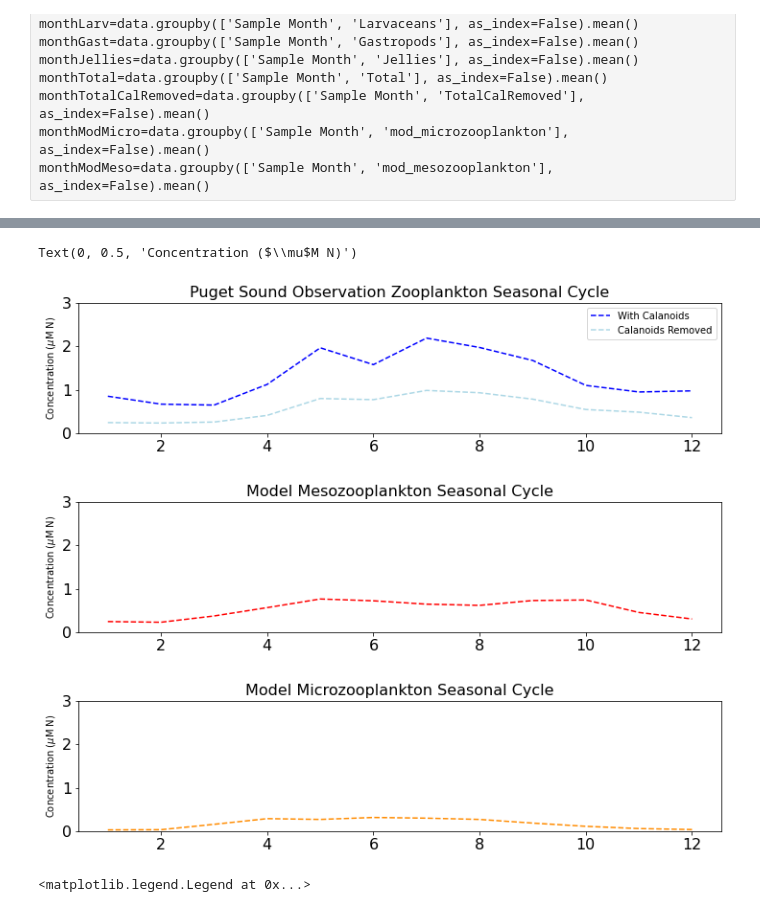
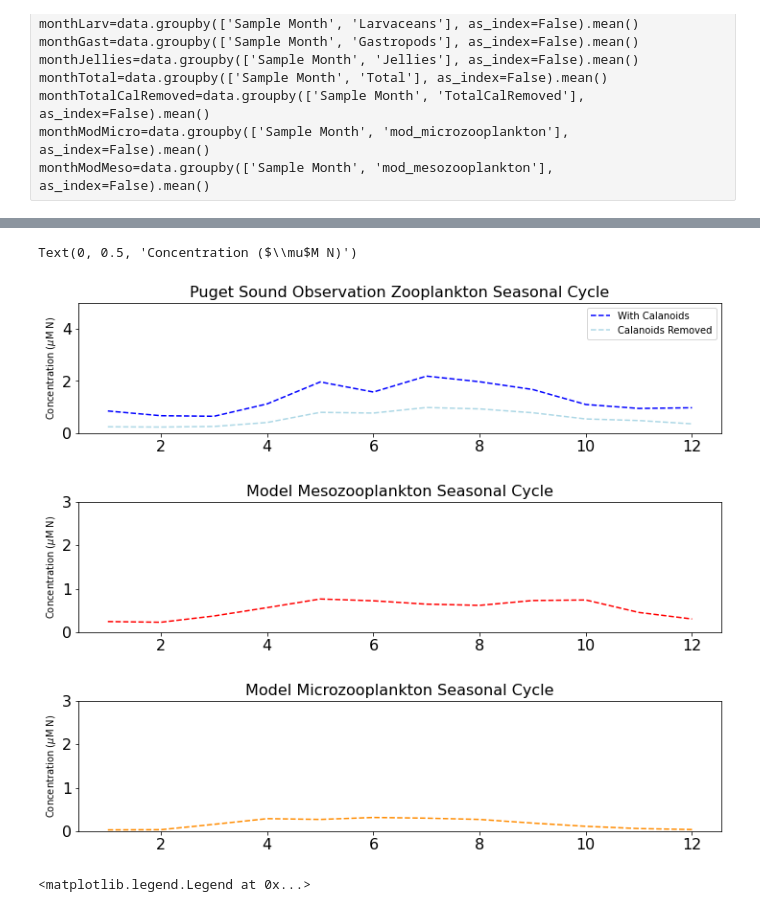
Before and after one commit to SalishSeaCast/analysis-karyn, a Jupyter notebook: notebooks/plotExamples/PugetSoundZoop.ipynb, the cells around one changed output, grey strips where cells are left out. Saved outputs shown, nothing was run; the diff lists cells and outputs as text; code cells hidden in the pictures.

```diff
--- a/notebooks/plotExamples/PugetSoundZoop.ipynb
+++ b/notebooks/plotExamples/PugetSoundZoop.ipynb
@@ -738,3 +740,5 @@ monthTotal=data.groupby(['Sample Month', 'Total'], as_index=False).mean()
 monthTotalCalRemoved=data.groupby(['Sample Month', 'TotalCalRemoved'], as_index=False).mean()
 monthModMicro=data.groupby(['Sample Month', 'mod_microzooplankton'], as_index=False).mean()
 monthModMeso=data.groupby(['Sample Month', 'mod_mesozooplankton'], as_index=False).mean()
+# %%
+monthlymean=data.groupby(['Sample Month']).mean()
@@ -939,26 +995,34 @@ ax[3].set_ylim(0,1.5)
 # %%
 fig,ax=plt.subplots(1,1,figsize=(12,2.5))
-ax.plot(10**(meanmonthLogTotal['L10Total']),'--',color='blue',label='With Calanoids')
-ax.plot(10**(meanmonthLogTotalCalRemoved['L10TotalCalRemoved']),'--',color='lightblue',label='Calanoids Removed')
-ax.set_ylim(0,3)
+#ax.errorbar(monthlymean.index,logt_inv(monthlymean['L10Total']),
+#               yerr=logt_inv(np.array([monthlymean['L10Total']-monthlysem['L10Total'],
+#                 monthlymean['L10Total']+monthlysem['L10Total']])),
+#               fmt='ro',capsize=5)
+ax.plot(logt_inv(monthlymean['L10Total']),'b--',label='With Calanoids')
+#ax.errorbar(monthlymean.index,logt_inv(monthlymean['L10TotalCalRemoved']),
+#               yerr=logt_inv(np.array([monthlymean['L10TotalCalRemoved']-monthlysem['L10TotalCalRemoved'],
+#                 monthlymean['L10TotalCalRemoved']+monthlysem['L10TotalCalRemoved']])),
+#               fmt='ro',capsize=5)
+ax.plot(logt_inv(monthlymean['L10TotalCalRemoved']),'--',color='lightblue',label='Calanoids Removed')
+ax.set_ylim(0,5)
 ax.set_title('Puget Sound Observation Zooplankton Seasonal Cycle')
 ax.set_ylabel('Concentration ($\mu$M N)',fontsize=10)
 ax.legend(fontsize=10)
 
 fig,ax=plt.subplots(1,1,figsize=(12,2.5))
 ax.plot(10**(meanmonthLogModMeso['L10mod_mesozooplankton']),'--',color='red',label='Model Microzoop')
 ax.set_ylim(0,3)
 ax.set_title('Model Mesozooplankton Seasonal Cycle')
 ax.set_ylabel('Concentration ($\mu$M N)',fontsize=10)
 
 fig,ax=plt.subplots(1,1,figsize=(12,2.5))
 ax.plot(10**(meanmonthLogModMicro['L10mod_microzooplankton']),'--',color='darkorange',label='Model Microzoop')
 ax.set_ylim(0,3)
 ax.set_title('Model Microzooplankton Seasonal Cycle')
 ax.set_ylabel('Concentration ($\mu$M N)',fontsize=10)
 # %% [output]
 Text(0, 0.5, 'Concentration ($\\mu$M N)')
-[figure, old version]
+[figure, new version]
 [figure]
 [figure]
 # %%
```
Also changed, not shown: parts of 9 cells of this notebook, 1 other file.
